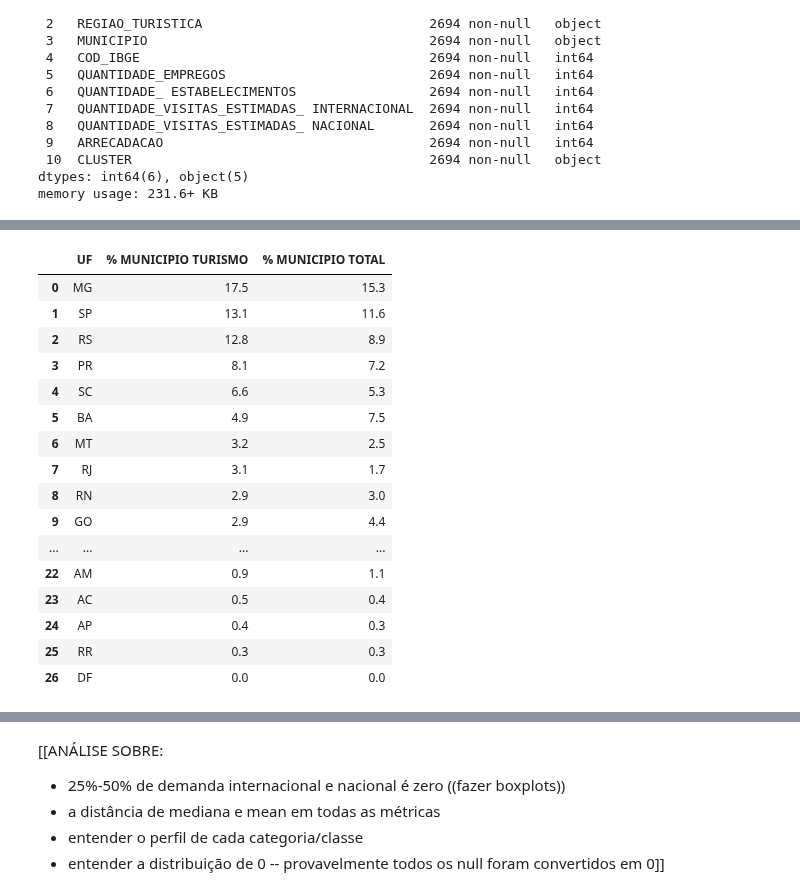
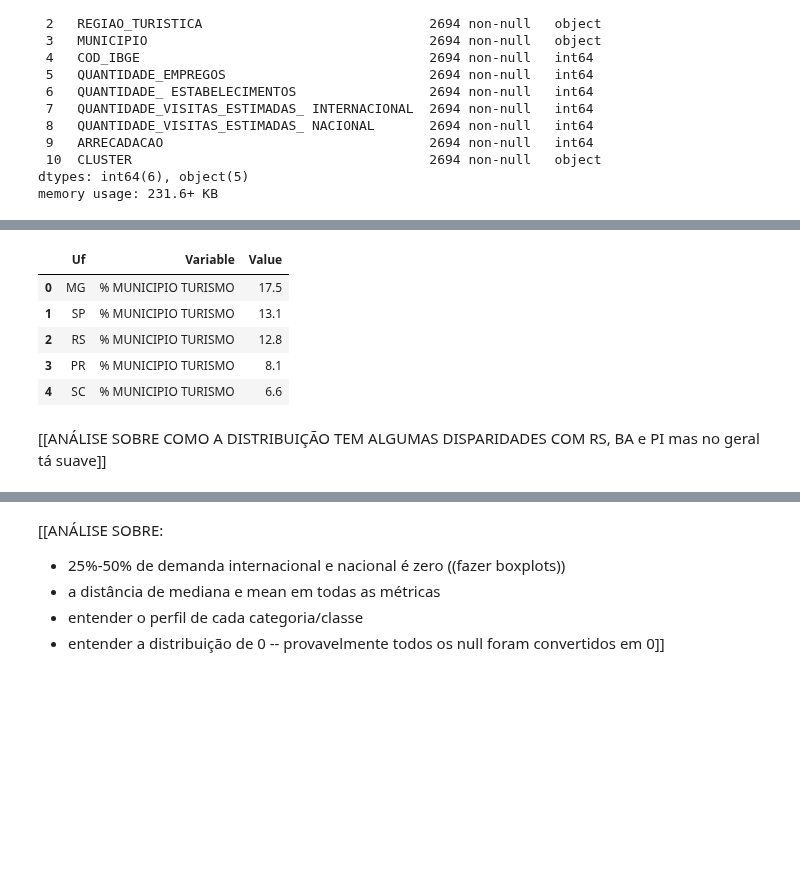
Before and after one commit to juhtolent/Brazil_Tourism, a Jupyter notebook: Exploratory Data Analysis - Tourism.ipynb, the cells around one changed output, grey strips where cells are left out. Cells and saved outputs as stored; diff of their text form; code cells hidden in the pictures; blank space fills up the shorter version.

```diff
--- a/Exploratory Data Analysis - Tourism.ipynb
+++ b/Exploratory Data Analysis - Tourism.ipynb
@@ -89,36 +75,27 @@ df_munic.head()
 # %%
 #making a pivot table of the total cities in Brazil
 #in order to compare the distribution of the total turist cities
 
 df_count_munic_total = pd.pivot_table(data = df_munic,
                              values = 'MUNICIPIO',
                              index = 'UF',
                              aggfunc='count').sort_values(by='MUNICIPIO',ascending=False).reset_index()
 
 df_count_munic_total['% MUNICIPIO TOTAL'] = round((df_count_munic_total['MUNICIPIO']/df_count_munic_total['MUNICIPIO'].sum())*100,1)
 
 #merging the first pivot table and the total
 df_compare = pd.merge(df_count_uf[['UF','% MUNICIPIO TURISMO']],
                      df_count_munic_total[['UF','% MUNICIPIO TOTAL']],
                      how = "outer",
                      on='UF')
 
-### making a graph
+df_compare = df_compare.melt(id_vars='UF').rename(columns=str.title)
+
+df_compare.head()
 # %% [output]
-|  | UF | % MUNICIPIO TURISMO | % MUNICIPIO TOTAL |
-| 0 | MG | 17.5 | 15.3 |
-| 1 | SP | 13.1 | 11.6 |
-| 2 | RS | 12.8 | 8.9 |
-| 3 | PR | 8.1 | 7.2 |
-| 4 | SC | 6.6 | 5.3 |
-| 5 | BA | 4.9 | 7.5 |
-| 6 | MT | 3.2 | 2.5 |
-| 7 | RJ | 3.1 | 1.7 |
-| 8 | RN | 2.9 | 3.0 |
-| 9 | GO | 2.9 | 4.4 |
-| ... | ... | ... | ... |
-| 22 | AM | 0.9 | 1.1 |
-| 23 | AC | 0.5 | 0.4 |
-| 24 | AP | 0.4 | 0.3 |
-| 25 | RR | 0.3 | 0.3 |
-| 26 | DF | 0.0 | 0.0 |
+|  | Uf | Variable | Value |
+| 0 | MG | % MUNICIPIO TURISMO | 17.5 |
+| 1 | SP | % MUNICIPIO TURISMO | 13.1 |
+| 2 | RS | % MUNICIPIO TURISMO | 12.8 |
+| 3 | PR | % MUNICIPIO TURISMO | 8.1 |
+| 4 | SC | % MUNICIPIO TURISMO | 6.6 |
@@ -125 +113,3 @@ df_compare = pd.merge(df_count_uf[['UF','% MUNICIPIO TURISMO']],
+# %% [markdown]
+[[ANÁLISE SOBRE COMO A DISTRIBUIÇÃO TEM ALGUMAS DISPARIDADES COM RS, BA e PI mas no geral tá suave]]
 # %%
```
Also changed, not shown: parts of 7 cells of this notebook.
